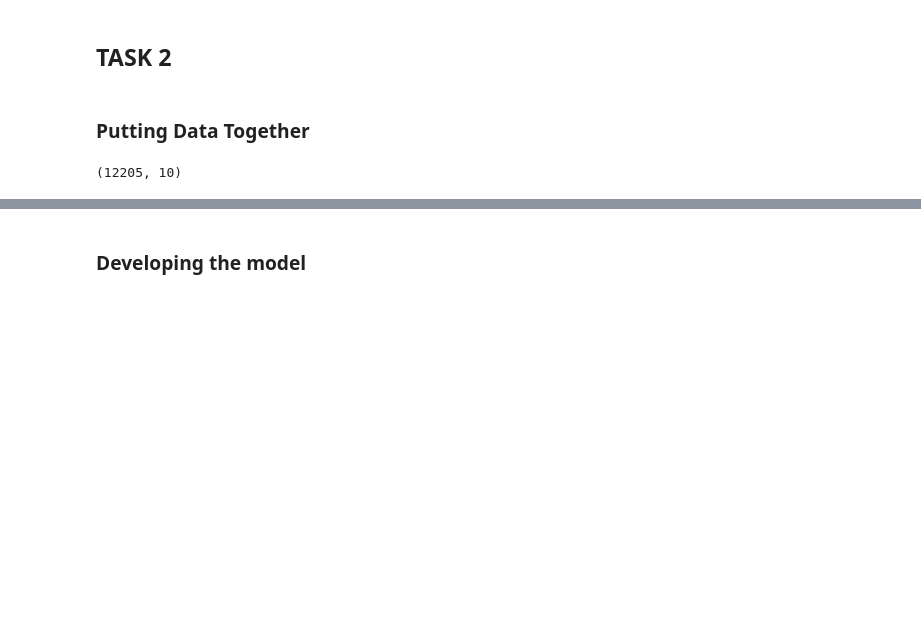
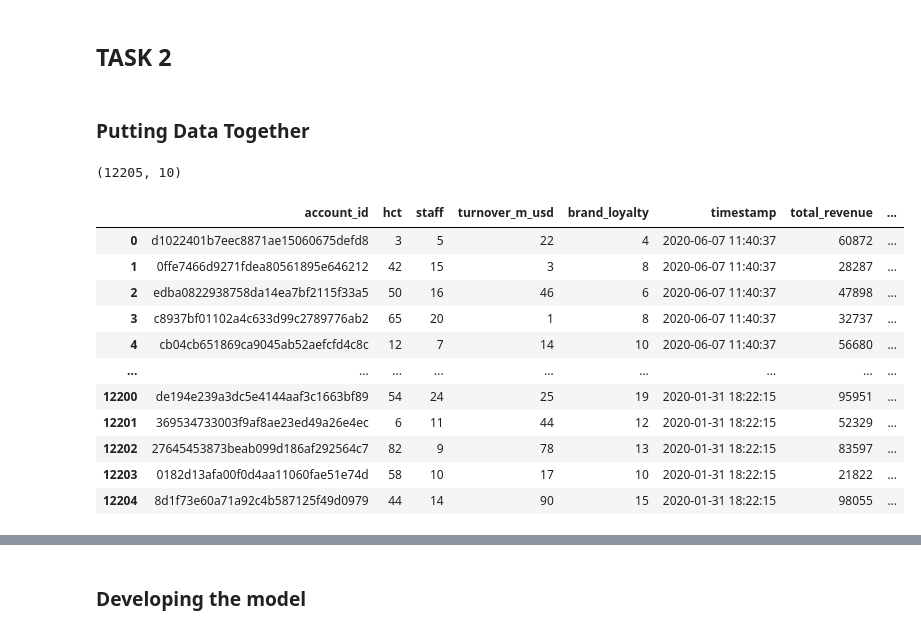
Before and after one commit to matteoros/venchi_project, a Jupyter notebook: venchi_jMLE_candidate_pack/submission/try_without_ai.ipynb, the cells around one changed output, grey strips where cells are left out. Saved outputs shown, nothing was run; the diff lists cells and outputs as text; code cells hidden in the pictures; blank space fills up the shorter version.

```diff
--- a/venchi_jMLE_candidate_pack/submission/try_without_ai.ipynb
+++ b/venchi_jMLE_candidate_pack/submission/try_without_ai.ipynb
@@ -57,0 +13,6 @@ root
+# %%
+current_path = os.getcwd()
+print(current_path)
+
+parent_path = os.path.dirname(current_path)
+print(parent_path)
@@ -57,0 +22,18 @@ root
+# %%
+# 2. Construct absolute paths using os.path.join
+# This automatically handles slashes correctly for Mac/Linux/Windows
+accounts_path = os.path.join(parent_path, 'data', 'accounts.parquet')
+interactions_path = os.path.join(parent_path, 'data', 'interactions.parquet')
+products_path = os.path.join(parent_path, 'data', 'products.txt')
+sales_path = os.path.join(parent_path, 'data', 'sales.parquet')
+
+# 3. Read the data in Spark
+# Spark will now receive the full, absolute path (e.g., /Users/Name/Project/data/accounts.parquet)
+accounts_df = spark.read.parquet(accounts_path)
+accounts_df.printSchema()
+interactions_df = spark.read.parquet(interactions_path)
+interactions_df.printSchema()
+sales_df = spark.read.parquet(sales_path)
+sales_df.printSchema()
+products_df = spark.read.csv(products_path, sep='\t', header=True, inferSchema=True)
+products_df.printSchema()
@@ -57,0 +80,11 @@ root
+# %%
+# Order by timestamp DESCENDING (newest first)
+latest_window = Window.partitionBy("account_id").orderBy(F.col("timestamp").desc())
+
+# Keep only the newest record per account
+deduplicated_accounts = (
+    accounts_clean
+    .withColumn("row_num", F.row_number().over(latest_window))
+    .filter(F.col("row_num") == 1)
+    .drop("row_num") # Drop the helper column when done
+)
@@ -57,0 +111,2 @@ root
+# %%
+accounts_clean = deduplicated_accounts
@@ -236,5 +298,17 @@ analytical_dataset = analytical_dataset.fillna({
     "avg_interaction_duration_mins": 0
 })
 # %%
-analytical_dataset.show(10)
+analytical_dataset.toPandas()
 # %% [output]
+|  | account_id | hct | staff | turnover_m_usd | brand_loyalty | timestamp | total_revenue | ... |
+| 0 | d1022401b7eec8871ae15060675defd8 | 3 | 5 | 22 | 4 | 2020-06-07 11:40:37 | 60872 | ... |
+| 1 | 0ffe7466d9271fdea80561895e646212 | 42 | 15 | 3 | 8 | 2020-06-07 11:40:37 | 28287 | ... |
+| 2 | edba0822938758da14ea7bf2115f33a5 | 50 | 16 | 46 | 6 | 2020-06-07 11:40:37 | 47898 | ... |
+| 3 | c8937bf01102a4c633d99c2789776ab2 | 65 | 20 | 1 | 8 | 2020-06-07 11:40:37 | 32737 | ... |
+| 4 | cb04cb651869ca9045ab52aefcfd4c8c | 12 | 7 | 14 | 10 | 2020-06-07 11:40:37 | 56680 | ... |
+| ... | ... | ... | ... | ... | ... | ... | ... | ... |
+| 12200 | de194e239a3dc5e4144aaf3c1663bf89 | 54 | 24 | 25 | 19 | 2020-01-31 18:22:15 | 95951 | ... |
+| 12201 | 369534733003f9af8ae23ed49a26e4ec | 6 | 11 | 44 | 12 | 2020-01-31 18:22:15 | 52329 | ... |
+| 12202 | 27645453873beab099d186af292564c7 | 82 | 9 | 78 | 13 | 2020-01-31 18:22:15 | 83597 | ... |
+| 12203 | 0182d13afa00f0d4aa11060fae51e74d | 58 | 10 | 17 | 10 | 2020-01-31 18:22:15 | 21822 | ... |
+| 12204 | 8d1f73e60a71a92c4b587125f49d0979 | 44 | 14 | 90 | 15 | 2020-01-31 18:22:15 | 98055 | ... |
```
Also changed, not shown: parts of 21 cells of this notebook, 4 other files.
